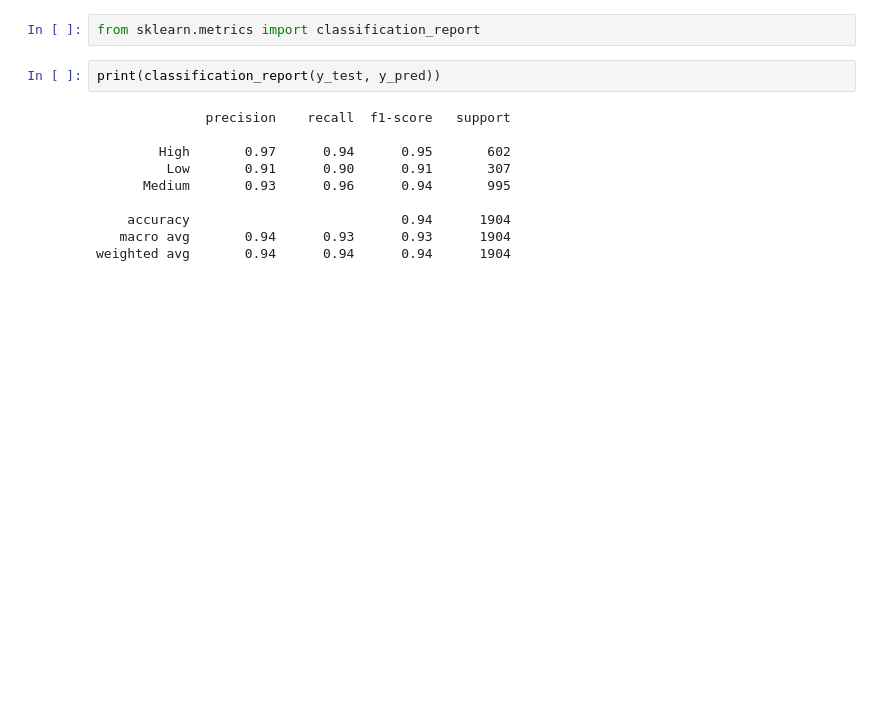
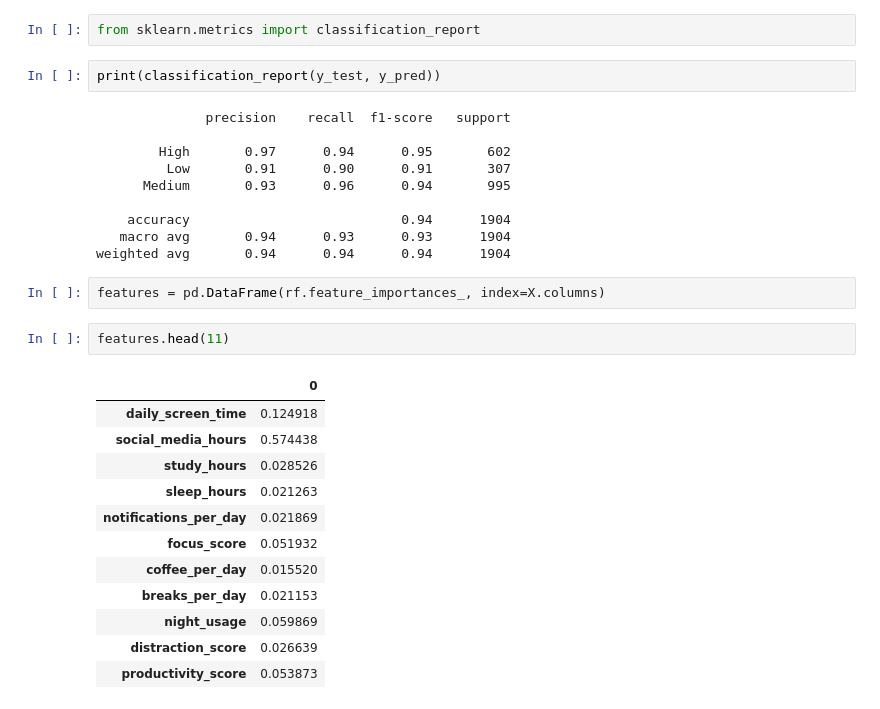
Before and after one commit to janshrbk/BasicLabIntroToAI, a Jupyter notebook: sample.ipynb, the cells around one changed output. Drawn from its saved outputs; the diff is of its cells as text; blank space fills up the shorter version.

```diff
--- a/sample.ipynb
+++ b/sample.ipynb
@@ -105,3 +105,20 @@ print(classification_report(y_test, y_pred))
     accuracy                           0.94      1904
    macro avg       0.94      0.93      0.93      1904
 weighted avg       0.94      0.94      0.94      1904
+# %%
+features = pd.DataFrame(rf.feature_importances_, index=X.columns)
+# %%
+features.head(11)
+# %% [output]
+|  | 0 |
+| daily_screen_time | 0.124918 |
+| social_media_hours | 0.574438 |
+| study_hours | 0.028526 |
+| sleep_hours | 0.021263 |
+| notifications_per_day | 0.021869 |
+| focus_score | 0.051932 |
+| coffee_per_day | 0.015520 |
+| breaks_per_day | 0.021153 |
+| night_usage | 0.059869 |
+| distraction_score | 0.026639 |
+| productivity_score | 0.053873 |
```
